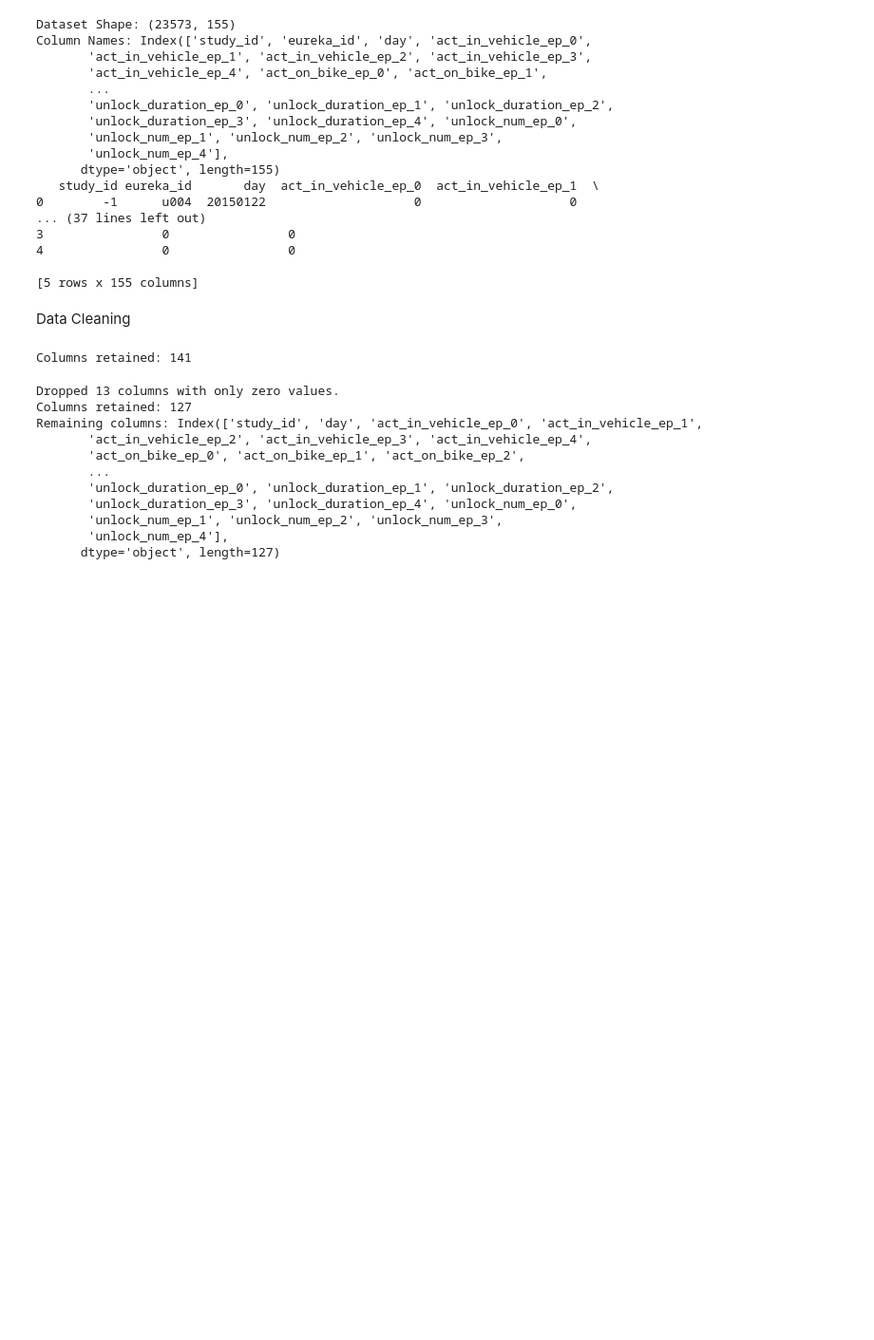
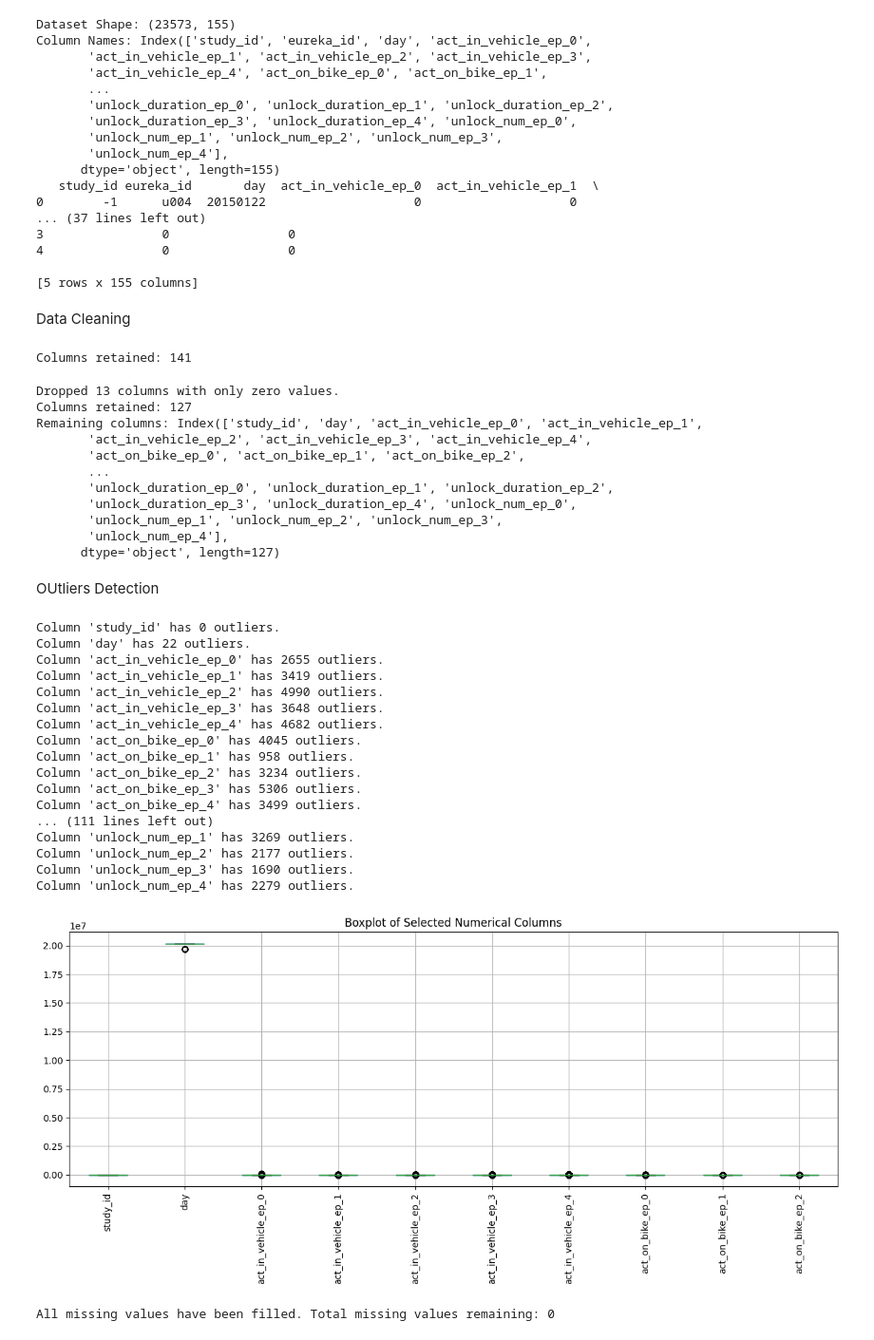
Before and after one commit to MamdouhShawer/Predicting-symptoms-trajctories-of-metal-health, a Jupyter notebook: main.ipynb, the cells around one changed output. Shown: that part at 95% size. Cells and saved outputs as stored; diff of their text form; code cells hidden in the pictures; blank space fills up the shorter version.

Commit message:
Outliers detection and filling the missing values

```diff
--- a/main.ipynb
+++ b/main.ipynb
@@ -63,3 +64,56 @@ Remaining columns: Index(['study_id', 'day', 'act_in_vehicle_ep_0', 'act_in_vehi
        'unlock_num_ep_1', 'unlock_num_ep_2', 'unlock_num_ep_3',
        'unlock_num_ep_4'],
       dtype='object', length=127)
+# %% [markdown]
+OUtliers Detection
+# %%
+numerical_cols = data.select_dtypes(include=['int64', 'float64']).columns
+
+outliers = {}
+#using IQR for detcting outliers
+for col in numerical_cols:
+    Q1 = data[col].quantile(0.25)
+    Q3 = data[col].quantile(0.75)
+    IQR = Q3 - Q1
+    lower_bound = Q1 - 1.5 * IQR
+    upper_bound = Q3 + 1.5 * IQR
+
+    outliers[col] = data[(data[col] < lower_bound) | (data[col] > upper_bound)][col].count()
+
+
+for col, count in outliers.items():
+    print(f"Column '{col}' has {count} outliers.")
+
+
+subset = numerical_cols[:10]
+data[subset].boxplot(figsize=(15, 5), rot=90)
+plt.title("Boxplot of Selected Numerical Columns")
+plt.show()
+# %% [output]
+Column 'study_id' has 0 outliers.
+Column 'day' has 22 outliers.
+Column 'act_in_vehicle_ep_0' has 2655 outliers.
+Column 'act_in_vehicle_ep_1' has 3419 outliers.
+Column 'act_in_vehicle_ep_2' has 4990 outliers.
+Column 'act_in_vehicle_ep_3' has 3648 outliers.
+Column 'act_in_vehicle_ep_4' has 4682 outliers.
+Column 'act_on_bike_ep_0' has 4045 outliers.
+Column 'act_on_bike_ep_1' has 958 outliers.
+Column 'act_on_bike_ep_2' has 3234 outliers.
+Column 'act_on_bike_ep_3' has 5306 outliers.
+Column 'act_on_bike_ep_4' has 3499 outliers.
+... (111 lines left out)
+Column 'unlock_num_ep_1' has 3269 outliers.
+Column 'unlock_num_ep_2' has 2177 outliers.
+Column 'unlock_num_ep_3' has 1690 outliers.
+Column 'unlock_num_ep_4' has 2279 outliers.
+[figure, added]
+# %%
+#since there is alot of ouliers detected we will use the median to fill out the missing values
+data = data.fillna(data.median(numeric_only=True))
+
+missing_values = data.isnull().sum().sum()
+
+print(f"All missing values have been filled. Total missing values remaining: {missing_values}")
+# %% [output]
+All missing values have been filled. Total missing values remaining: 0
```
Also changed, not shown: parts of 1 cell of this notebook.
